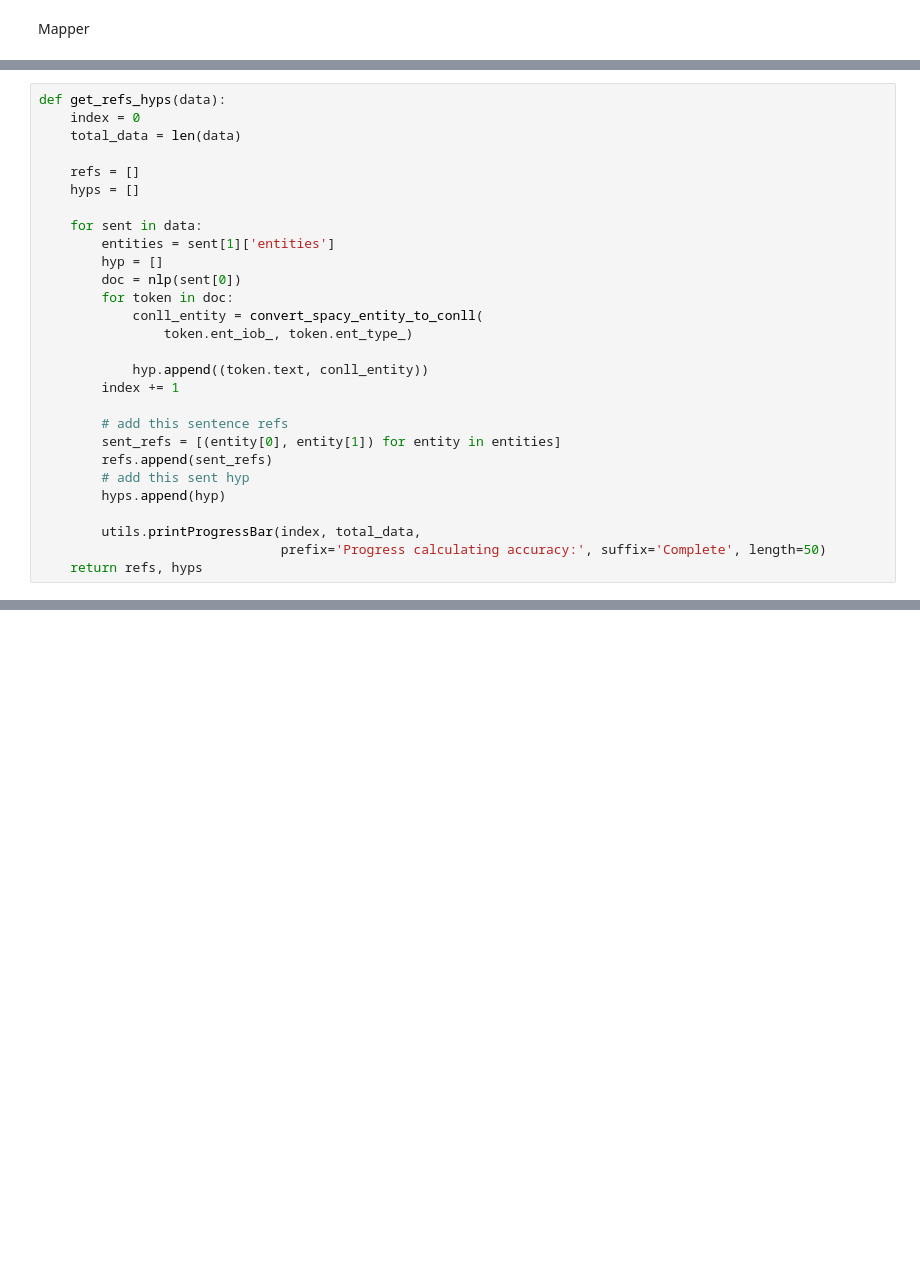
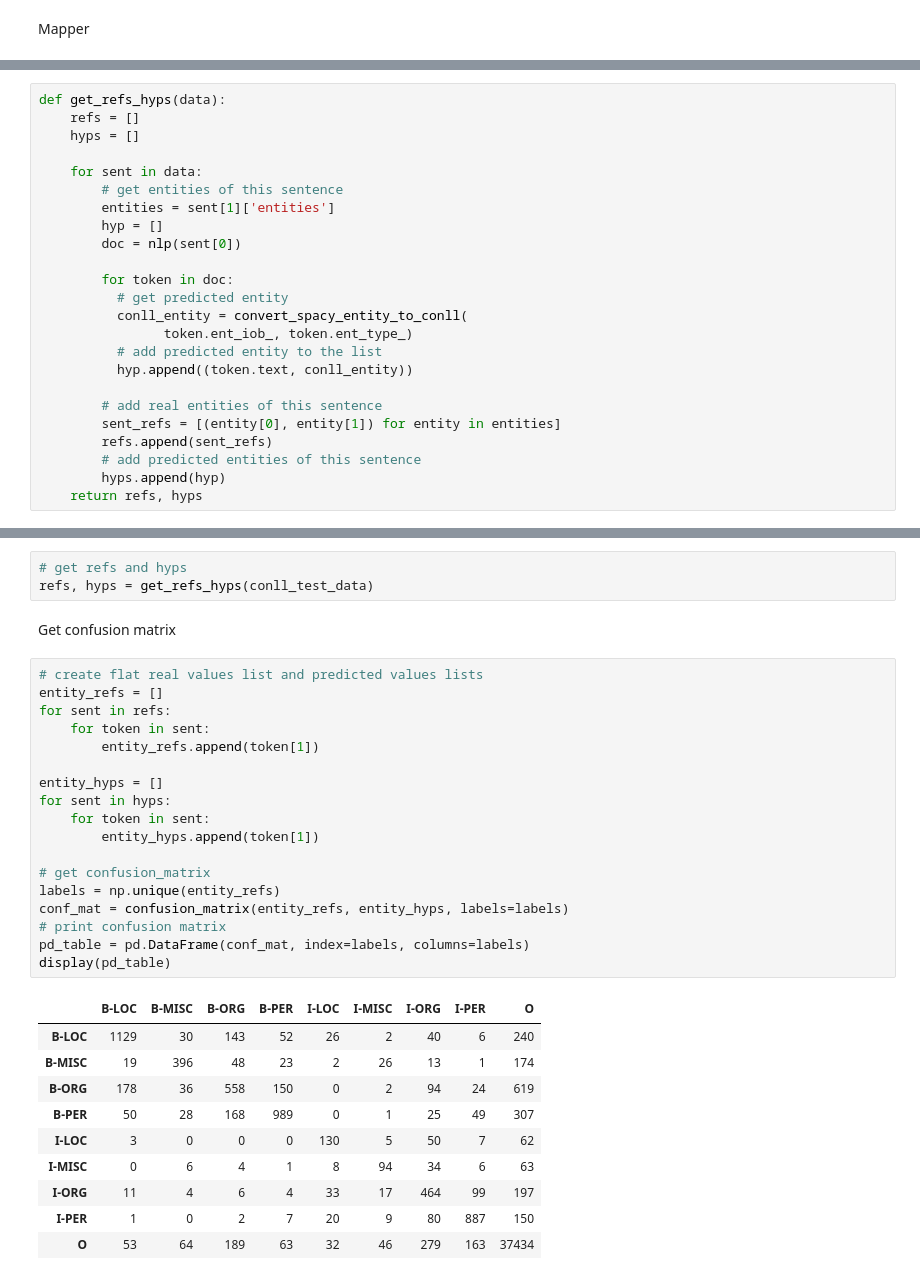
Before and after one commit to ZizZu94/nlu-second-assignment, a Jupyter notebook: notebook.ipynb, the cells around one changed output, grey strips where cells are left out. Drawn from its saved outputs; the diff is of its cells as text; blank space fills up the shorter version.

```diff
--- a/notebook.ipynb
+++ b/notebook.ipynb
@@ -130,28 +161,24 @@ Get ref and hyp
 # %%
 def get_refs_hyps(data):
-    index = 0
-    total_data = len(data)
-
     refs = []
     hyps = []
 
     for sent in data:
+        # get entities of this sentence
         entities = sent[1]['entities']
         hyp = []
         doc = nlp(sent[0])
+
         for token in doc:
-            conll_entity = convert_spacy_entity_to_conll(
+          # get predicted entity
+          conll_entity = convert_spacy_entity_to_conll(
                 token.ent_iob_, token.ent_type_)
+          # add predicted entity to the list
+          hyp.append((token.text, conll_entity))
 
-            hyp.append((token.text, conll_entity))
-        index += 1
-
-        # add this sentence refs
+        # add real entities of this sentence
         sent_refs = [(entity[0], entity[1]) for entity in entities]
         refs.append(sent_refs)
-        # add this sent hyp
+        # add predicted entities of this sentence
         hyps.append(hyp)
-
-        utils.printProgressBar(index, total_data,
-                               prefix='Progress calculating accuracy:', suffix='Complete', length=50)
     return refs, hyps
@@ -190,0 +207,34 @@ FileNotFoundError: ignored
+# %%
+# get refs and hyps
+refs, hyps = get_refs_hyps(conll_test_data)
+# %% [markdown]
+Get confusion matrix
+# %%
+# create flat real values list and predicted values lists
+entity_refs = []
+for sent in refs:
+    for token in sent:
+        entity_refs.append(token[1])
+
+entity_hyps = []
+for sent in hyps:
+    for token in sent:
+        entity_hyps.append(token[1])
+
+# get confusion_matrix
+labels = np.unique(entity_refs)
+conf_mat = confusion_matrix(entity_refs, entity_hyps, labels=labels)
+# print confusion matrix
+pd_table = pd.DataFrame(conf_mat, index=labels, columns=labels)
+display(pd_table)
+# %% [output]
+|  | B-LOC | B-MISC | B-ORG | B-PER | I-LOC | I-MISC | I-ORG | I-PER | O |
+| B-LOC | 1129 | 30 | 143 | 52 | 26 | 2 | 40 | 6 | 240 |
+| B-MISC | 19 | 396 | 48 | 23 | 2 | 26 | 13 | 1 | 174 |
+| B-ORG | 178 | 36 | 558 | 150 | 0 | 2 | 94 | 24 | 619 |
+| B-PER | 50 | 28 | 168 | 989 | 0 | 1 | 25 | 49 | 307 |
+| I-LOC | 3 | 0 | 0 | 0 | 130 | 5 | 50 | 7 | 62 |
+| I-MISC | 0 | 6 | 4 | 1 | 8 | 94 | 34 | 6 | 63 |
+| I-ORG | 11 | 4 | 6 | 4 | 33 | 17 | 464 | 99 | 197 |
+| I-PER | 1 | 0 | 2 | 7 | 20 | 9 | 80 | 887 | 150 |
+| O | 53 | 64 | 189 | 63 | 32 | 46 | 279 | 163 | 37434 |
```
Also changed, not shown: parts of 30 cells of this notebook.
